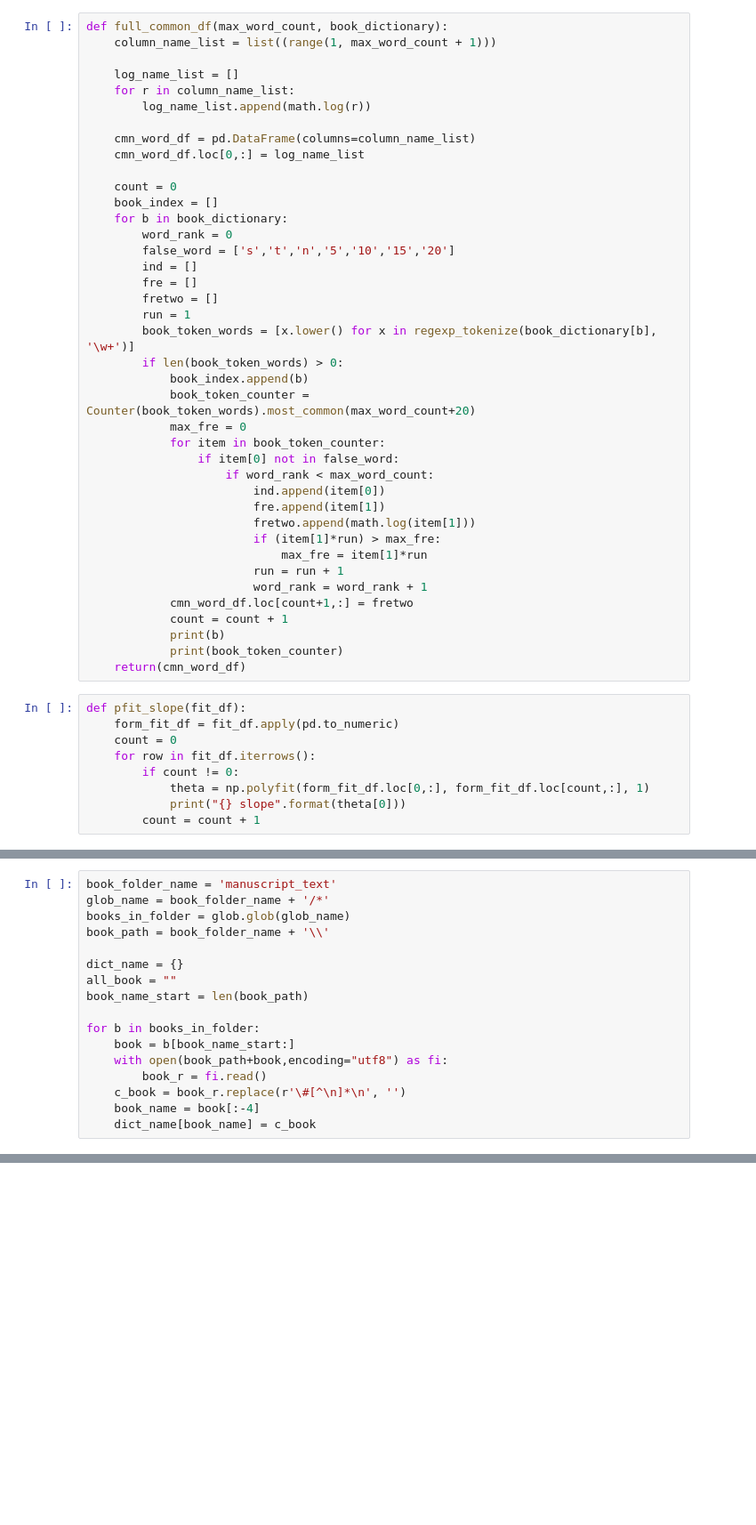
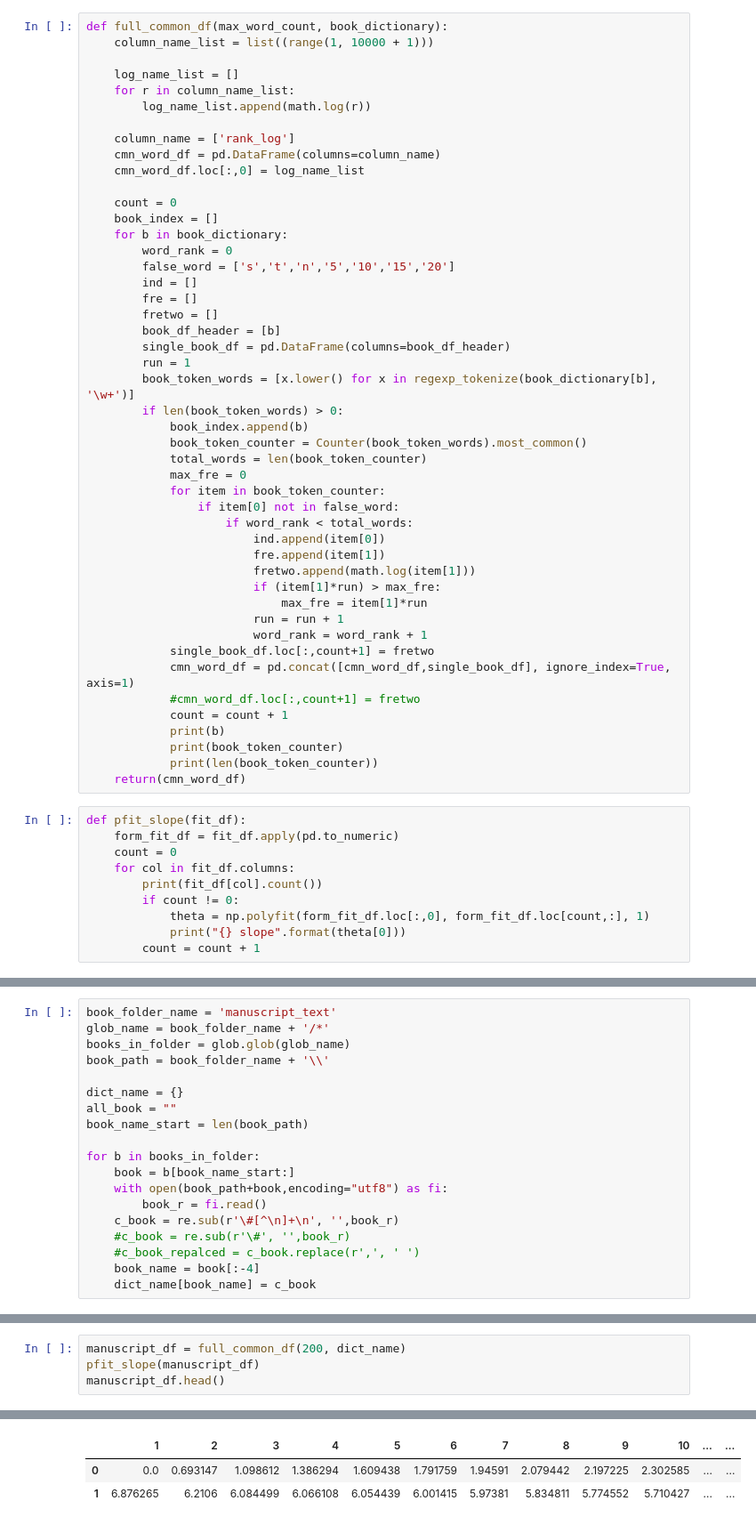
Before and after one commit to ccmerry/voynich_manuscript_text_analysis, a Jupyter notebook: voynich_edit.ipynb, the cells around one changed output, grey strips where cells are left out. Shown at 89% size. Drawn from its saved outputs; the diff is of its cells as text; blank space fills up the shorter version.

```diff
--- a/voynich_edit.ipynb
+++ b/voynich_edit.ipynb
@@ -40,14 +40,15 @@ def full_book_dictionary(book_folder_name):
     return dict_name
 # %%
 def full_common_df(max_word_count, book_dictionary):
-    column_name_list = list((range(1, max_word_count + 1)))
+    column_name_list = list((range(1, 10000 + 1)))
 
     log_name_list = []
     for r in column_name_list:
         log_name_list.append(math.log(r))
 
-    cmn_word_df = pd.DataFrame(columns=column_name_list)
-    cmn_word_df.loc[0,:] = log_name_list
+    column_name = ['rank_log']
+    cmn_word_df = pd.DataFrame(columns=column_name)
+    cmn_word_df.loc[:,0] = log_name_list
 
     count = 0
     book_index = []
@@ -57,15 +58,18 @@ def full_common_df(max_word_count, book_dictionary):
         ind = []
         fre = []
         fretwo = []
+        book_df_header = [b]
+        single_book_df = pd.DataFrame(columns=book_df_header)
         run = 1
         book_token_words = [x.lower() for x in regexp_tokenize(book_dictionary[b], '\w+')]
         if len(book_token_words) > 0:
             book_index.append(b)
-            book_token_counter = Counter(book_token_words).most_common(max_word_count+20)
+            book_token_counter = Counter(book_token_words).most_common()
+            total_words = len(book_token_counter)
             max_fre = 0
             for item in book_token_counter:
                 if item[0] not in false_word:
-                    if word_rank < max_word_count:
+                    if word_rank < total_words:
                         ind.append(item[0])
                         fre.append(item[1])
                         fretwo.append(math.log(item[1]))
@@ -73,18 +77,22 @@ def full_common_df(max_word_count, book_dictionary):
                             max_fre = item[1]*run
                         run = run + 1
                         word_rank = word_rank + 1
-            cmn_word_df.loc[count+1,:] = fretwo
+            single_book_df.loc[:,count+1] = fretwo
+            cmn_word_df = pd.concat([cmn_word_df,single_book_df], ignore_index=True, axis=1)
+            #cmn_word_df.loc[:,count+1] = fretwo
             count = count + 1
             print(b)
             print(book_token_counter)
+            print(len(book_token_counter))
     return(cmn_word_df)
 # %%
 def pfit_slope(fit_df):
     form_fit_df = fit_df.apply(pd.to_numeric)
     count = 0
-    for row in fit_df.iterrows():
+    for col in fit_df.columns:
+        print(fit_df[col].count())
         if count != 0:
-            theta = np.polyfit(form_fit_df.loc[0,:], form_fit_df.loc[count,:], 1)
+            theta = np.polyfit(form_fit_df.loc[:,0], form_fit_df.loc[count,:], 1)
             print("{} slope".format(theta[0]))
         count = count + 1
 # %%
@@ -106,6 +121,8 @@ for b in books_in_folder:
     book = b[book_name_start:]
     with open(book_path+book,encoding="utf8") as fi:
         book_r = fi.read()
-    c_book = book_r.replace(r'\#[^\n]*\n', '')
+    c_book = re.sub(r'\#[^\n]+\n', '',book_r)
+    #c_book = re.sub(r'\#', '',book_r)
+    #c_book_repalced = c_book.replace(r',', ' ')
     book_name = book[:-4]
     dict_name[book_name] = c_book
@@ -111,0 +133,5 @@ for b in books_in_folder:
+# %%
+manuscript_df = full_common_df(200, dict_name)
+pfit_slope(manuscript_df)
+manuscript_df.head()
+# %% [output]
@@ -111,0 +142,3 @@ for b in books_in_folder:
+|  | 1 | 2 | 3 | 4 | 5 | 6 | 7 | 8 | 9 | 10 | ... | ... |
+| 0 | 0.0 | 0.693147 | 1.098612 | 1.386294 | 1.609438 | 1.791759 | 1.94591 | 2.079442 | 2.197225 | 2.302585 | ... | ... |
+| 1 | 6.876265 | 6.2106 | 6.084499 | 6.066108 | 6.054439 | 6.001415 | 5.97381 | 5.834811 | 5.774552 | 5.710427 | ... | ... |
```
Also changed, not shown: parts of 4 cells of this notebook.
